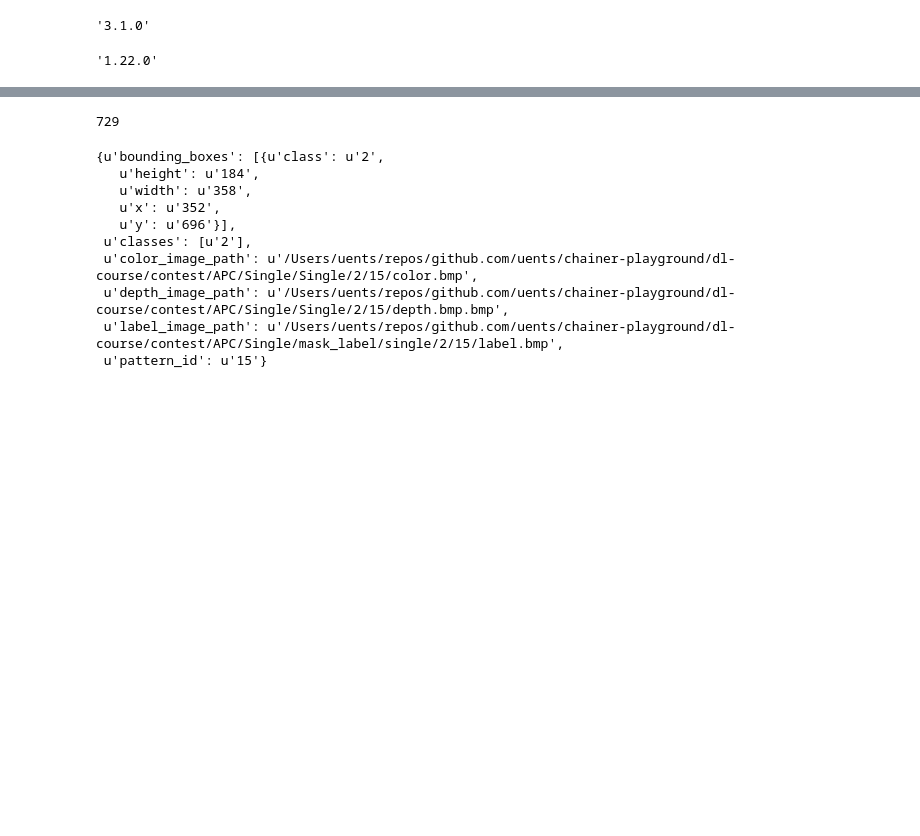
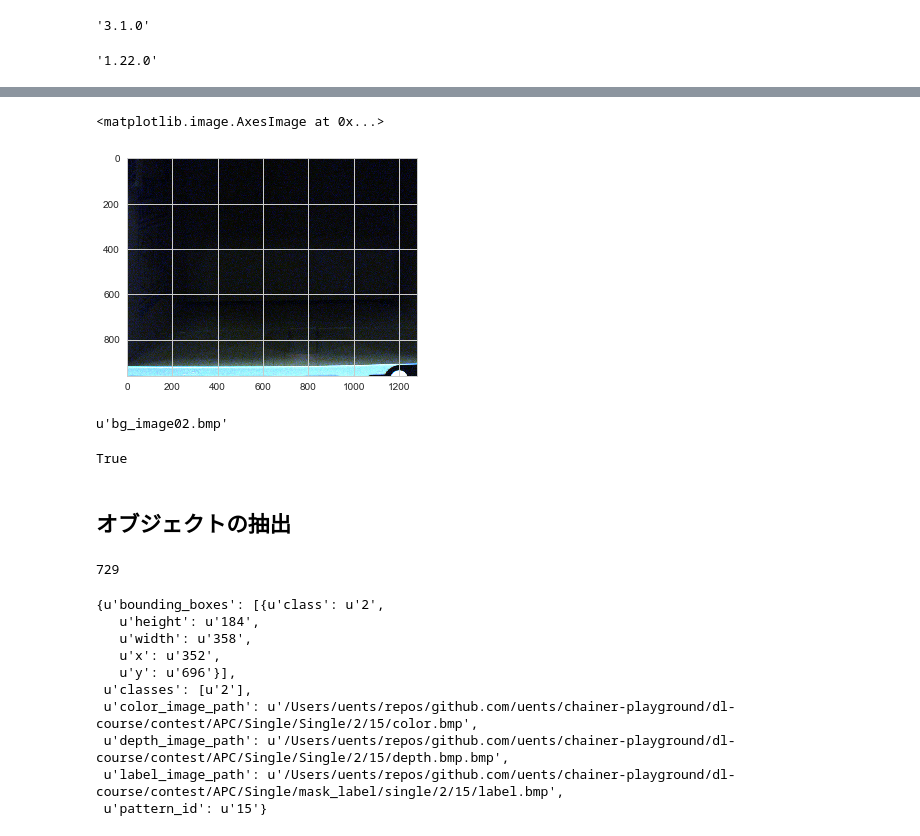
Before and after one commit to uents/chainer-playground, a Jupyter notebook: dl-course/doc/image_process.ipynb, the cells around one changed output, grey strips where cells are left out. Drawn from its saved outputs; the diff is of its cells as text; code cells hidden in the pictures; blank space fills up the shorter version.

```diff
--- a/dl-course/doc/image_process.ipynb
+++ b/dl-course/doc/image_process.ipynb
@@ -40,3 +82,21 @@ chainer.__version__
+# %%
+bg_image = color_image1.copy()
+bg_image[676:676+188,712:712+124] = bg_color_image[676:676+188,712+124:712+124+124]
+fig, axes = plt.subplots(1,1)
+axes.imshow(cv2.cvtColor(bg_image, cv2.COLOR_BGR2RGB))
+# %% [output]
+<matplotlib.image.AxesImage at 0x...>
+[figure, added]
+# %%
+'bg_image%02d.bmp' % 2
+# %% [output]
+u'bg_image02.bmp'
+# %%
+cv2.imwrite('bg.bmp', bg_image)
+# %% [output]
+True
+# %% [markdown]
+## オブジェクトの抽出
 # %%
 with open(os.path.join('..', 'cache', 'train_catalog.json'), 'r') as fp:
     catalog = json.load(fp)
```
Also changed, not shown: parts of 24 cells of this notebook.
